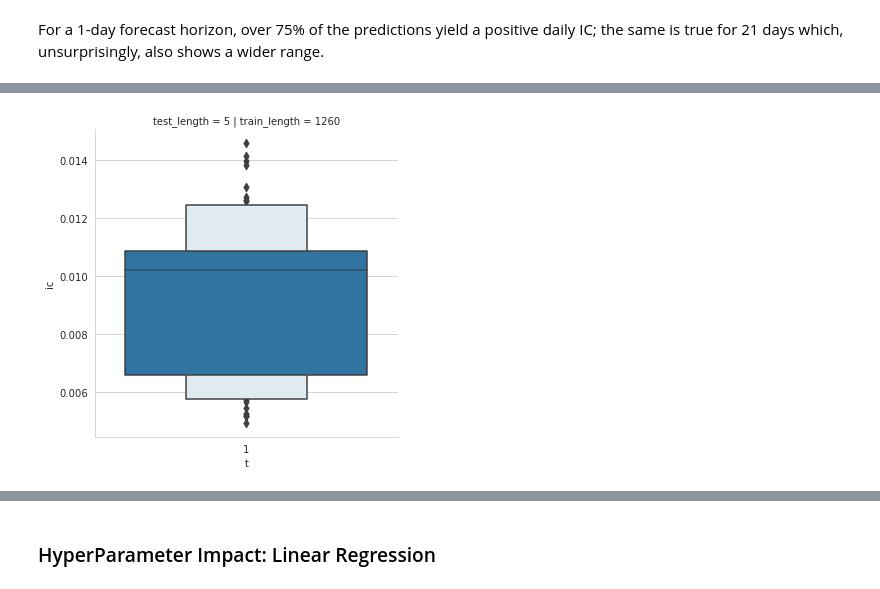
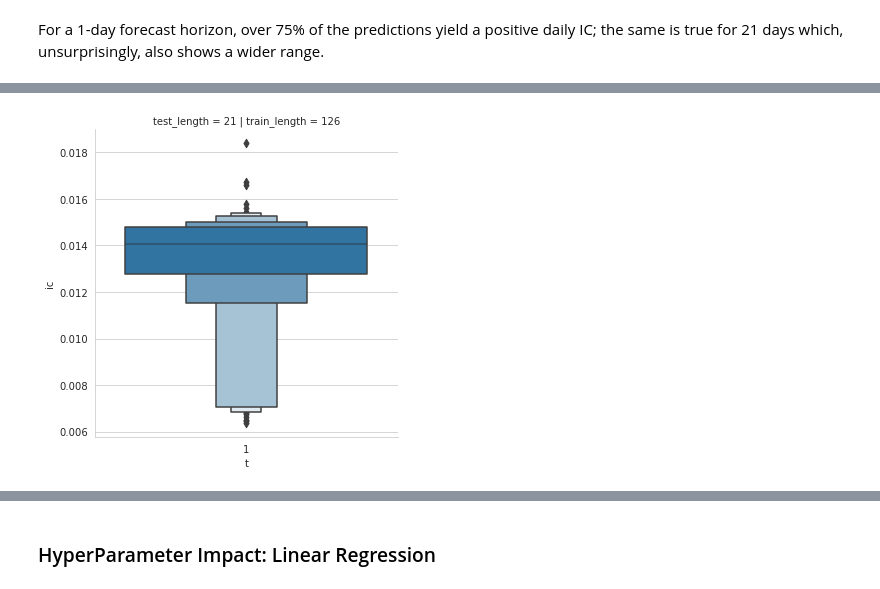
Before and after one commit to lbk209/random_forests, a Jupyter notebook: 02_random_forest_return_signals.ipynb, the cells around one changed output, grey strips where cells are left out. Saved outputs shown, nothing was run; the diff lists cells and outputs as text; code cells hidden in the pictures.

```diff
--- a/02_random_forest_return_signals.ipynb
+++ b/02_random_forest_return_signals.ipynb
@@ -135,12 +135,7 @@ time: 3.61 s (started: 2021-04-28 11:07:21 +00:00)
 # %% [markdown]
 For each fold, the train and test periods are separated by a `lookahead` number of periods and thus do not overlap:
 # %%
-cv = MultipleTimeSeriesCV(n_splits=36,
-                          test_period_length=21,
-                          lookahead=5,
-                          train_period_length=2 * 252)
-
-for i, (train_idx, test_idx) in enumerate(cv.split(X=data)):
+def train_test_perdios_msg(train_idx, test_idx, data):
     train = data.iloc[train_idx]
     train_dates = train.index.get_level_values('date')
     test = data.iloc[test_idx]
@@ -153,6 +148,14 @@ for i, (train_idx, test_idx) in enumerate(cv.split(X=data)):
     msg += f'Test: {test_dates.min().date()}-{test_dates.max().date()} '
     msg += f'({test.groupby(level="ticker").size().value_counts().index[0]:,.0f} days)'
     print(msg)
+
+cv = MultipleTimeSeriesCV(n_splits=36,
+                          test_period_length=21,
+                          lookahead=5,
+                          train_period_length=2 * 252)
+
+for i, (train_idx, test_idx) in enumerate(cv.split(X=data)):
+    train_test_perdios_msg(train_idx, test_idx, data)
     if i == 3:
         break
 # %% [output]
@@ -551,7 +560,7 @@ time: 738 µs (started: 2021-04-28 11:43:07 +00:00)
 import pickle
 
 #for lookahead in lookaheads:
-for lookahead in lookaheads[:1]: # testing
+for lookahead in lookaheads[1:]: # testing
     lgb_result = {}
     for train_length, test_length in test_params_:
         lgb_result_tmp = {}
@@ -677,11 +675,13 @@ We'll now combine the CV results that we stored separately for each fold (to avo
 from os import listdir
 from os.path import isfile, join
 files = [f for f in listdir(path_result) if isfile(join(path_result, f))]
-files = [f for f in files if f.endswith('pickle')]
+#files = [f for f in files if f.endswith('pickle')]
+files = [f for f in files if f.endswith('pickle') and f.find('tmp') > 0]
 
 import pickle
 lgb_result = {}
 for fname_pickle in files:
     with open(path_result / fname_pickle, 'rb') as handle:
         lgb_result.update(pickle.load(handle))
+lgb_result.keys()
 # %% [output]
@@ -787,12 +792,12 @@ time: 178 ms (started: 2021-04-28 03:43:41 +00:00)
 # %%
-test_length = 5
-#test_length = 21
+#test_length = 5
+test_length = 21
 g = sns.catplot(x='t',
                 y='ic',
                 col='train_length',
                 row='test_length',
                 data=daily_ic_avg[(daily_ic_avg.test_length == test_length)],
                 kind='boxen')
 g.savefig(path_result / f'daily_ic_test_{test_length:02}', dpi=300);
 # %% [output]
-[figure, old version]
+[figure, new version]
```
Also changed, not shown: parts of 30 cells of this notebook.
